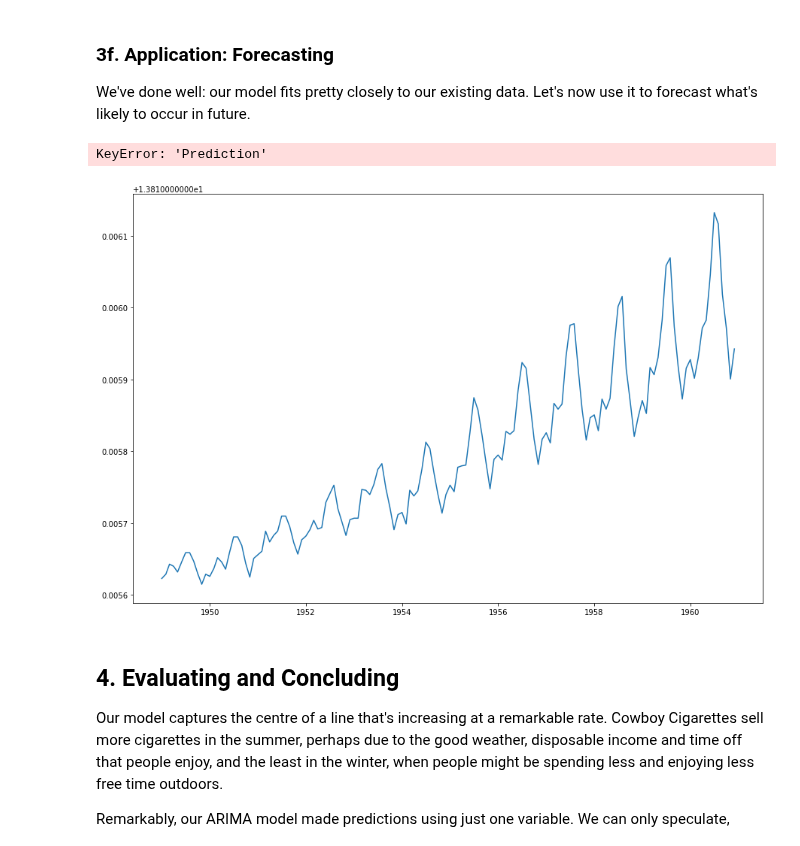
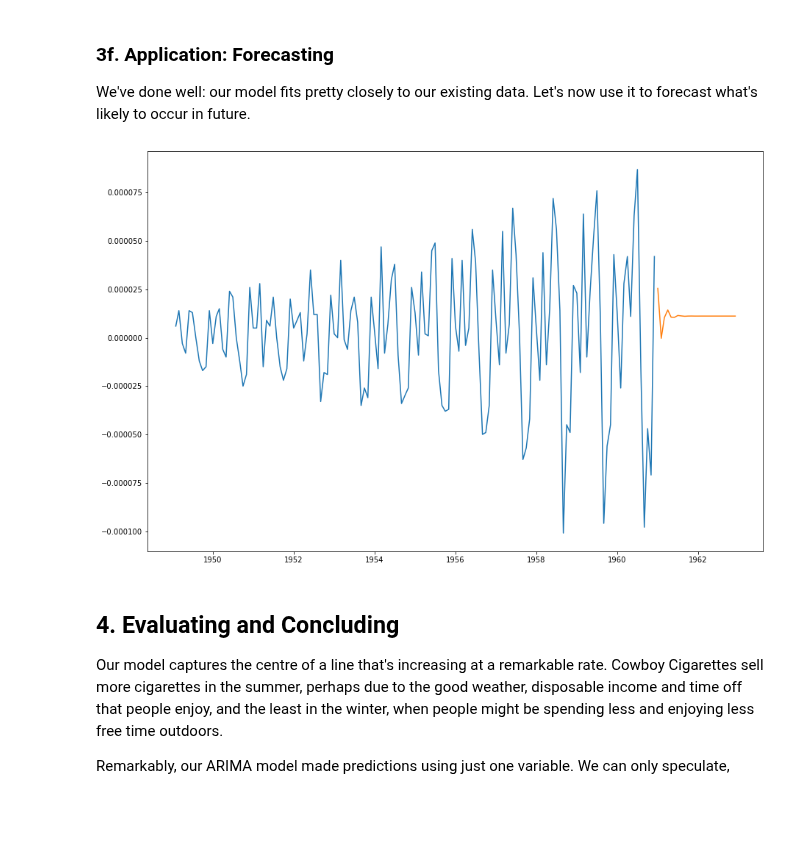
Before and after one commit to meskeremg/MeskiSBWork, a Jupyter notebook: Cowboy Cigarettes Case Study - Meskerem Goshime.ipynb, the cells around one changed output. Cells and saved outputs as stored; diff of their text form; code cells hidden in the pictures; blank space fills up the shorter version.

```diff
--- a/Cowboy Cigarettes Case Study - Meskerem Goshime.ipynb
+++ b/Cowboy Cigarettes Case Study - Meskerem Goshime.ipynb
@@ -399,7 +404,7 @@ from statsmodels.tsa.statespace.sarimax import SARIMAX
 #p=2
 #d=1
 #q=1
-model = SARIMAX(y_log_diff, order=(2,1,1))
+model = SARIMAX(y_log_diff, order=(2,1,0))
 model_fit = model.fit()
 forecast = model_fit.forecast(24)
 # %% [markdown]
@@ -413,11 +436,13 @@ model_fit.summary
 
 Visualize the original dataset plotted against our model.
 # %%
-forecast = model_fit.get_prediction(start=-25)
-mean_forecast = forecast.predicted_mean
+forecast = model_fit.forecast(24)
+#mean_forecast = forecast.predicted_mean
 plt.figure(figsize=(15,6))
 plt.plot(mean_forecast, color='red', label='forecast')
 plt.plot(y_log_diff, color='blue', label='observed')
 plt.legend()
 plt.show()
+
+print(forecast)
 # %% [output]
@@ -429,27 +471,23 @@ We've done well: our model fits pretty closely to our existing data. Let's now u
 # %%
 # Declare a variable called forecast_period with the amount of months to forecast, and
 # create a range of future dates that is the length of the periods you've chosen to forecast
-forecast_period = 12
+forecast_period = 24
 date_range = pd.date_range(y_log.index[-1], periods = forecast_period,
               freq='MS').strftime("%Y-%m-%d").tolist()
 
 # Convert that range into a dataframe that includes your predictions
-# First, call DataFrame on pd
 future_months = pd.DataFrame(date_range, columns = ['Month'])
-# Let's now convert the 'Month' column to a datetime object with to_datetime
 future_months['Month'] = pd.to_datetime(future_months['Month'])
 future_months.set_index('Month', inplace = True)
 future_months['Prediction'] = forecast[0]
 
 # Plot your future predictions
-# Call figure() on plt
 plt.figure(figsize=(15,10))
-plt.plot(y_log)
-plt.plot(y_log['Nov 1960'].append(future_months['Prediction']))
+plt.plot(y_log_diff)
+plt.plot(forecast)
 plt.show()
 # %% [output]
-KeyError: 'Prediction'
-[figure, old version]
+[figure, new version]
 # %% [markdown]
 ## 4. Evaluating and Concluding
 
```
Also changed, not shown: parts of 9 cells of this notebook.
